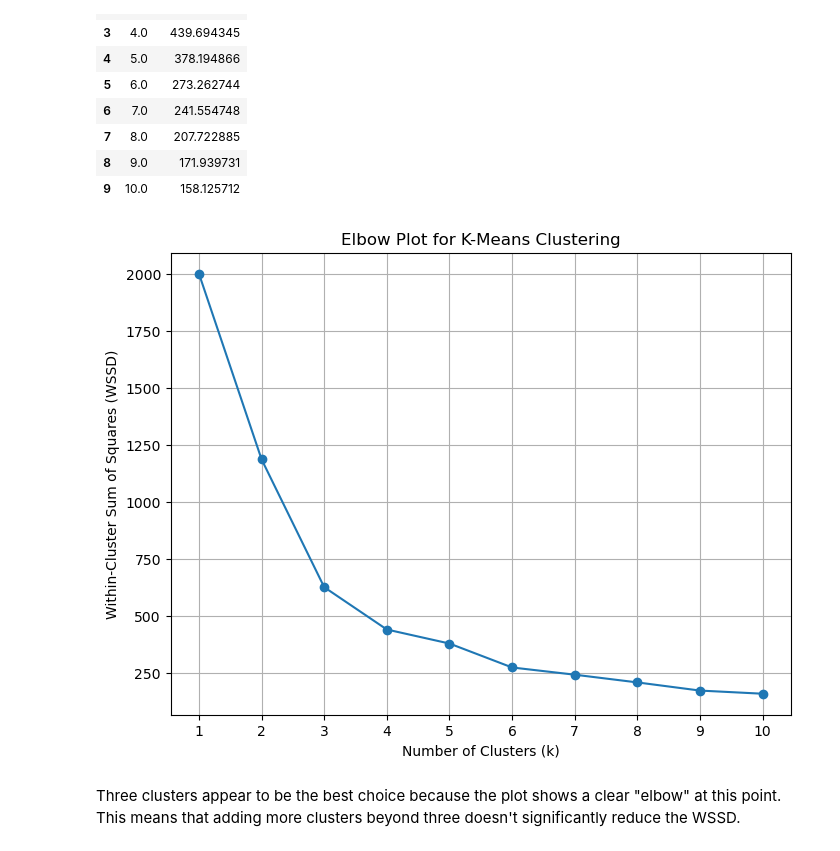
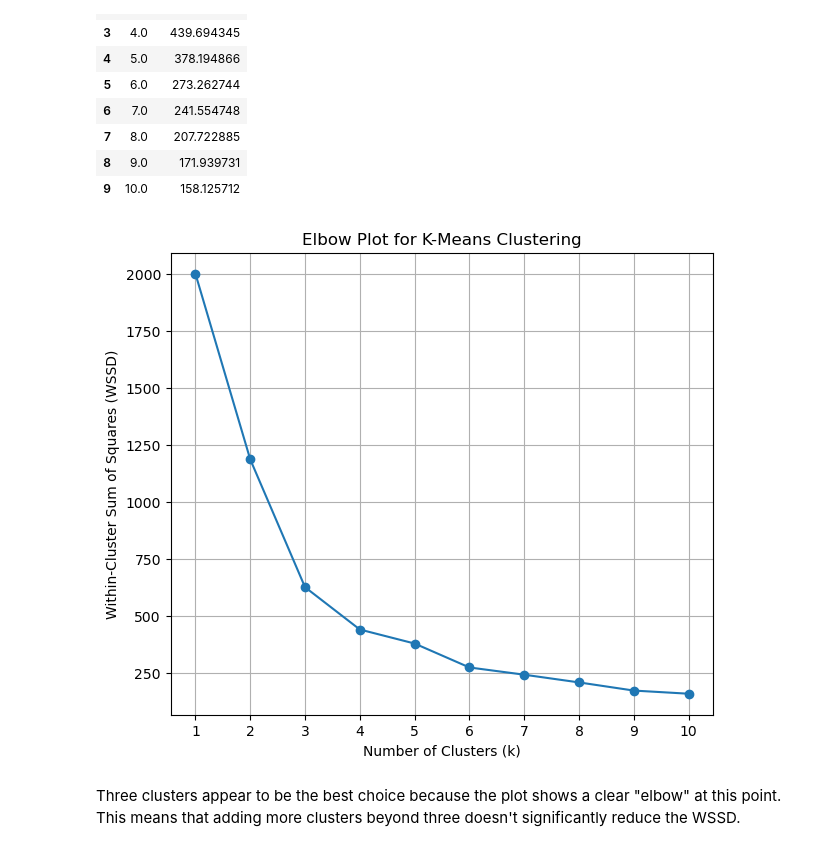
Before and after one commit to AbrahimSA/Retail_Sales, a Jupyter notebook: 3_segmentation_age_totalamount.ipynb, the cells around one changed output. Saved outputs shown, nothing was run; the diff lists cells and outputs as text; code cells hidden in the pictures.

Commit message:
updated plots in segmentaion and added to readme.

```diff
--- a/3_segmentation_age_totalamount.ipynb
+++ b/3_segmentation_age_totalamount.ipynb
@@ -175,16 +175,16 @@ clustered_retail_df
 | 9 | 10.0 | 158.125712 |
 # %%
 # Create the elbow plot
-plt.figure(figsize=(8, 6))
+plt.figure(figsize=(7, 6))
 plt.plot(clustered_retail_df['k'], clustered_retail_df['wssd'], marker='o')
 plt.xlabel('Number of Clusters (k)')
 plt.ylabel('Within-Cluster Sum of Squares (WSSD)')
 plt.title('Elbow Plot for K-Means Clustering')
 plt.xticks(clustered_retail_df['k'])  # Optional: to ensure all k values are shown on the x-axis
 plt.grid(True)
 plt.show()
 # %% [output]
-[figure, old version]
+[figure, new version]
 # %% [markdown]
 Three clusters appear to be the best choice because the plot shows a clear "elbow" at this point. This means that adding more clusters beyond three doesn't significantly reduce the WSSD.
 # %% [markdown]
```
Also changed, not shown: parts of 1 cell of this notebook, 2 other files.
